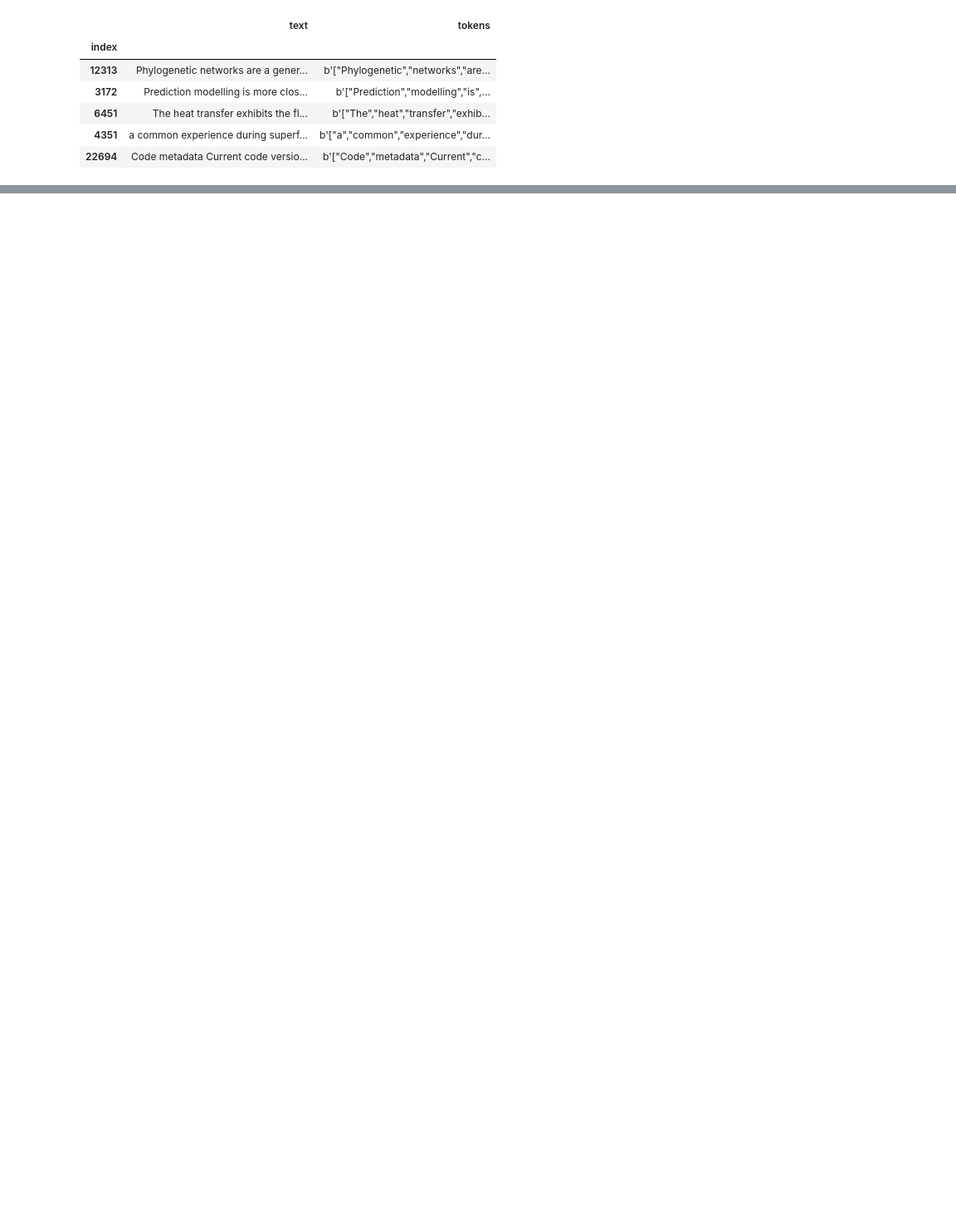
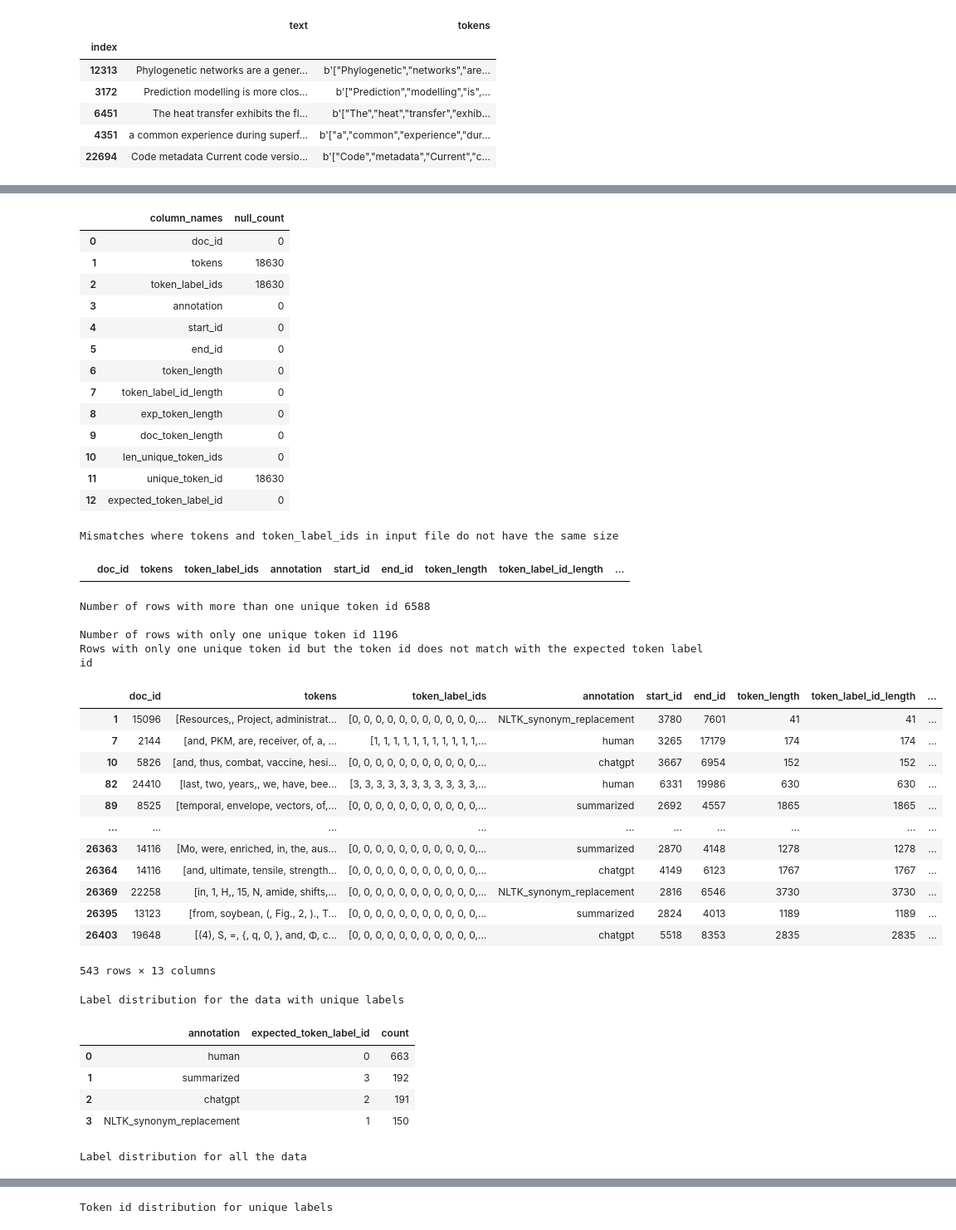
Before and after one commit to pradeepmohansml/dagpap24-submission, a Jupyter notebook: notebooks/EDA.ipynb, the cells around one changed output, grey strips where cells are left out. Shown at 83% size. Saved outputs shown, nothing was run; the diff lists cells and outputs as text; code cells hidden in the pictures; blank space fills up the shorter version.

```diff
--- a/notebooks/EDA.ipynb
+++ b/notebooks/EDA.ipynb
@@ -19,0 +155,8 @@ dev_df.head()
+# %%
+%%time
+# Read the train data file
+
+# Transform the data
+transformed_train_df = split_text_rows_on_annotation(train_df)
+print(transformed_train_df.shape)
+transformed_train_df.head()
@@ -19,0 +173,4 @@ dev_df.head()
+# %%
+# Perform sanity checks
+sanity_checks(transformed_train_df)
+# %% [output]
@@ -19,0 +180,40 @@ dev_df.head()
+|  | column_names | null_count |
+| 0 | doc_id | 0 |
+| 1 | tokens | 18630 |
+| 2 | token_label_ids | 18630 |
+| 3 | annotation | 0 |
+| 4 | start_id | 0 |
+| 5 | end_id | 0 |
+| 6 | token_length | 0 |
+| 7 | token_label_id_length | 0 |
+| 8 | exp_token_length | 0 |
+| 9 | doc_token_length | 0 |
+| 10 | len_unique_token_ids | 0 |
+| 11 | unique_token_id | 18630 |
+| 12 | expected_token_label_id | 0 |
+Mismatches where tokens and token_label_ids in input file do not have the same size
+|  | doc_id | tokens | token_label_ids | annotation | start_id | end_id | token_length | token_label_id_length | ... |
+Number of rows with more than one unique token id 6588
+
+Number of rows with only one unique token id 1196
+Rows with only one unique token id but the token id does not match with the expected token label id
+|  | doc_id | tokens | token_label_ids | annotation | start_id | end_id | token_length | token_label_id_length | ... |
+| 1 | 15096 | [Resources,, Project, administrat... | [0, 0, 0, 0, 0, 0, 0, 0, 0, 0, 0,... | NLTK_synonym_replacement | 3780 | 7601 | 41 | 41 | ... |
+| 7 | 2144 | [and, PKM, are, receiver, of, a, ... | [1, 1, 1, 1, 1, 1, 1, 1, 1, 1, 1,... | human | 3265 | 17179 | 174 | 174 | ... |
+| 10 | 5826 | [and, thus, combat, vaccine, hesi... | [0, 0, 0, 0, 0, 0, 0, 0, 0, 0, 0,... | chatgpt | 3667 | 6954 | 152 | 152 | ... |
+| 82 | 24410 | [last, two, years,, we, have, bee... | [3, 3, 3, 3, 3, 3, 3, 3, 3, 3, 3,... | human | 6331 | 19986 | 630 | 630 | ... |
+| 89 | 8525 | [temporal, envelope, vectors, of,... | [0, 0, 0, 0, 0, 0, 0, 0, 0, 0, 0,... | summarized | 2692 | 4557 | 1865 | 1865 | ... |
+| ... | ... | ... | ... | ... | ... | ... | ... | ... | ... |
+| 26363 | 14116 | [Mo, were, enriched, in, the, aus... | [0, 0, 0, 0, 0, 0, 0, 0, 0, 0, 0,... | summarized | 2870 | 4148 | 1278 | 1278 | ... |
+| 26364 | 14116 | [and, ultimate, tensile, strength... | [0, 0, 0, 0, 0, 0, 0, 0, 0, 0, 0,... | chatgpt | 4149 | 6123 | 1767 | 1767 | ... |
+| 26369 | 22258 | [in, 1, H,, 15, N, amide, shifts,... | [0, 0, 0, 0, 0, 0, 0, 0, 0, 0, 0,... | NLTK_synonym_replacement | 2816 | 6546 | 3730 | 3730 | ... |
+| 26395 | 13123 | [from, soybean, (, Fig., 2, )., T... | [0, 0, 0, 0, 0, 0, 0, 0, 0, 0, 0,... | summarized | 2824 | 4013 | 1189 | 1189 | ... |
+| 26403 | 19648 | [(4), S, =, {, q, 0, }, and, Φ, c... | [0, 0, 0, 0, 0, 0, 0, 0, 0, 0, 0,... | chatgpt | 5518 | 8353 | 2835 | 2835 | ... |
+543 rows × 13 columns
+Label distribution for the data with unique labels
+|  | annotation | expected_token_label_id | count |
+| 0 | human | 0 | 663 |
+| 1 | summarized | 3 | 192 |
+| 2 | chatgpt | 2 | 191 |
+| 3 | NLTK_synonym_replacement | 1 | 150 |
+Label distribution for all the data
@@ -19,0 +225 @@ dev_df.head()
+Token id distribution for unique labels
```
Also changed, not shown: parts of 26 cells of this notebook.
